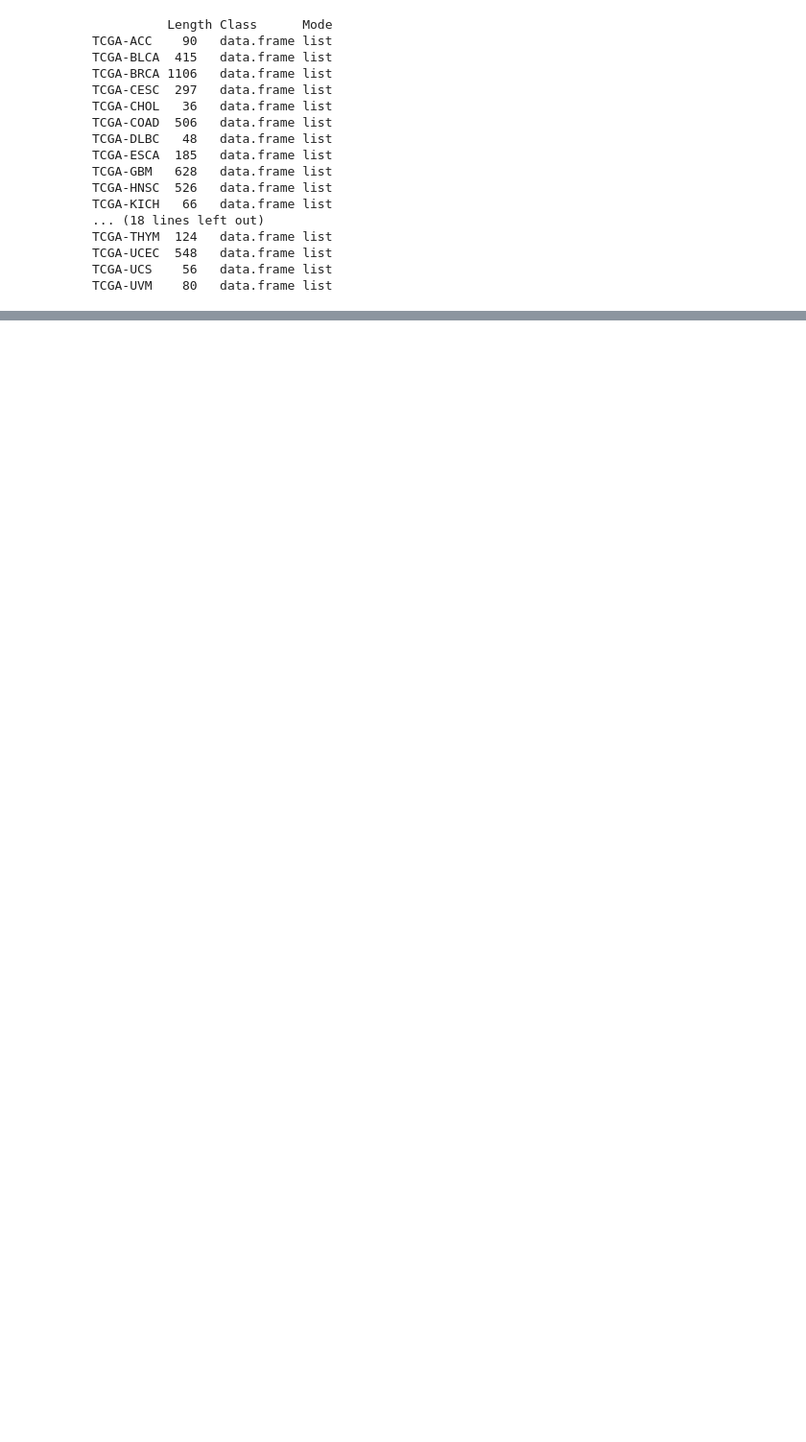
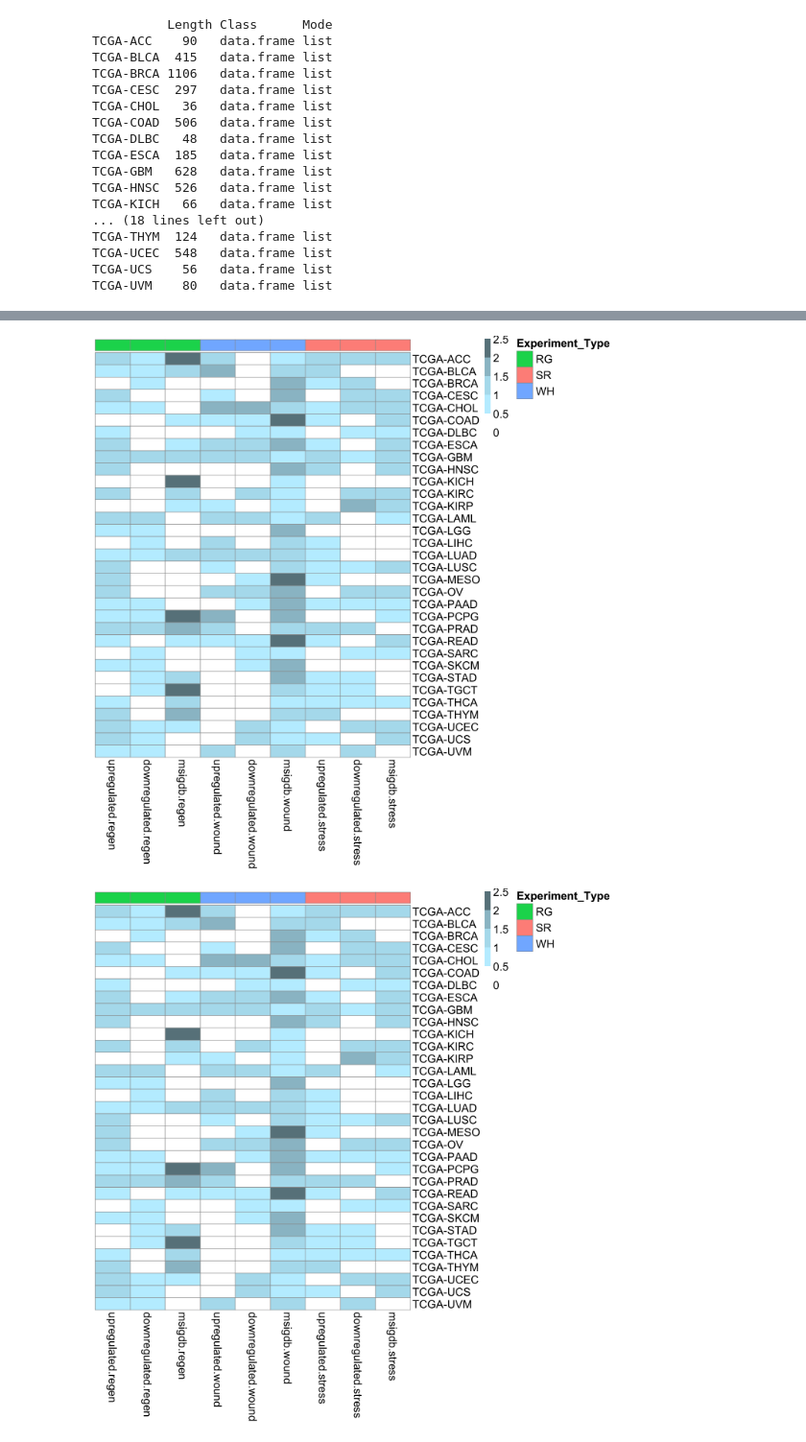
Before and after one commit to hannenhalli-lab/conserved_links_homeostasis_oncogenesis, a Jupyter notebook: scripts/Cancer_CNV.ipynb, the cells around one changed output, grey strips where cells are left out. Shown at 96% size. Drawn from its saved outputs; the diff is of its cells as text; code cells hidden in the pictures; blank space fills up the shorter version.

```diff
--- a/scripts/Cancer_CNV.ipynb
+++ b/scripts/Cancer_CNV.ipynb
@@ -193,3 +222,28 @@ pheatmap(amp_matrix[,c('upregulated.regen','downregulated.regen', 'msigdb.regen'
+# %%
+### Modified amplification matrix heatmap code using Piyush's approach
+library(pheatmap)
+library(grid)
+library(ggplot2)
+
+# Capture the plot output
+p <- grid::grid.grabExpr(
+  pheatmap(amp_matrix[,c('upregulated.regen','downregulated.regen', 'msigdb.regen',
+                         'upregulated.wound','downregulated.wound','msigdb.wound',
+                         'upregulated.stress','downregulated.stress','msigdb.stress')],
+           annotation_col = heatmap_annot_cnv,
+           annotation_names_col = FALSE,
+           color = colorRampPalette(c("white", "lightblue1", "lightblue2", "lightblue3", "lightblue4"))(5),
+           fontsize = 18,
+           breaks = c(0, 0.5, 1, 1.5, 2, 2.5),
+           cluster_rows = FALSE,
+           cluster_cols = FALSE)
+)
+
+# Save the captured plot using ggsave
+ggsave("~/Desktop/amplification_heatmap.pdf", plot = p, width = 12, height = 12, dpi = 600, units = "in")
+# %% [output]
+[figure, added]
+[figure, added]
 # %%
 options(repr.plot.width=12, repr.plot.height=12)
 
```
Also changed, not shown: parts of 3 cells of this notebook, 5 other files.
